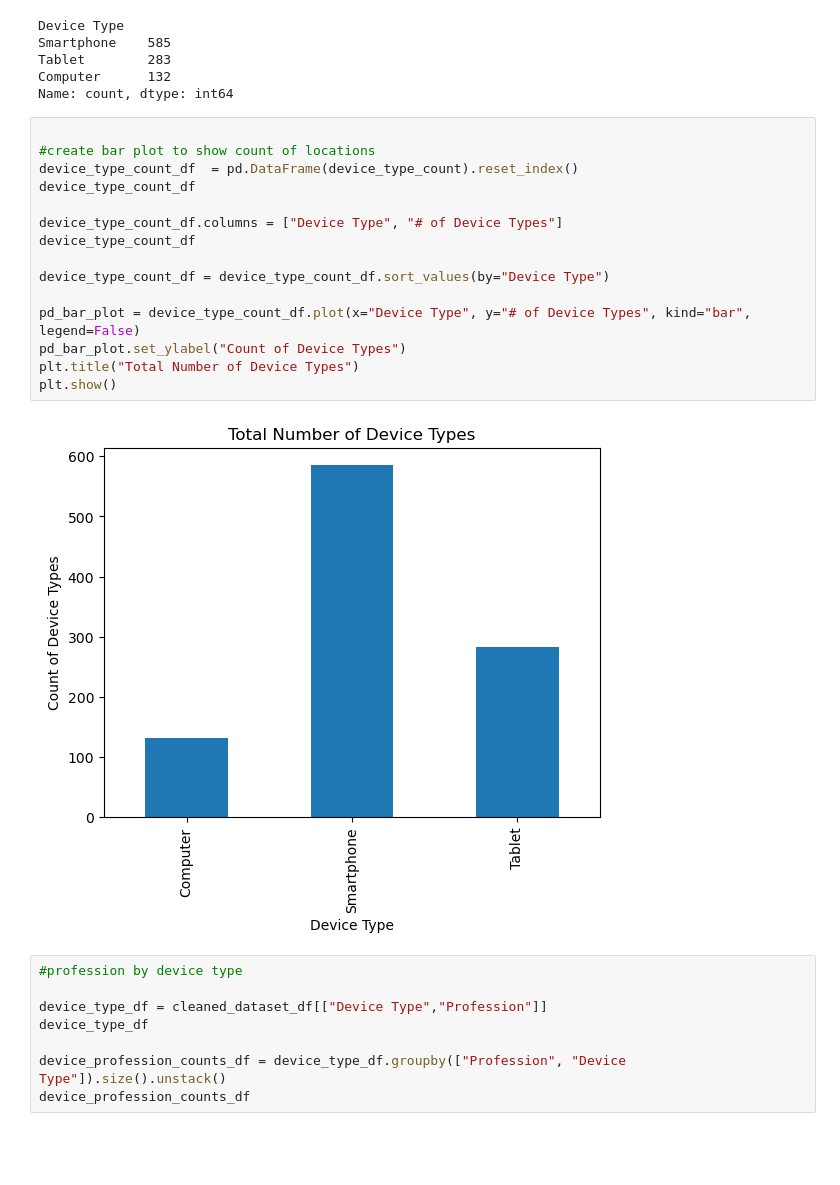
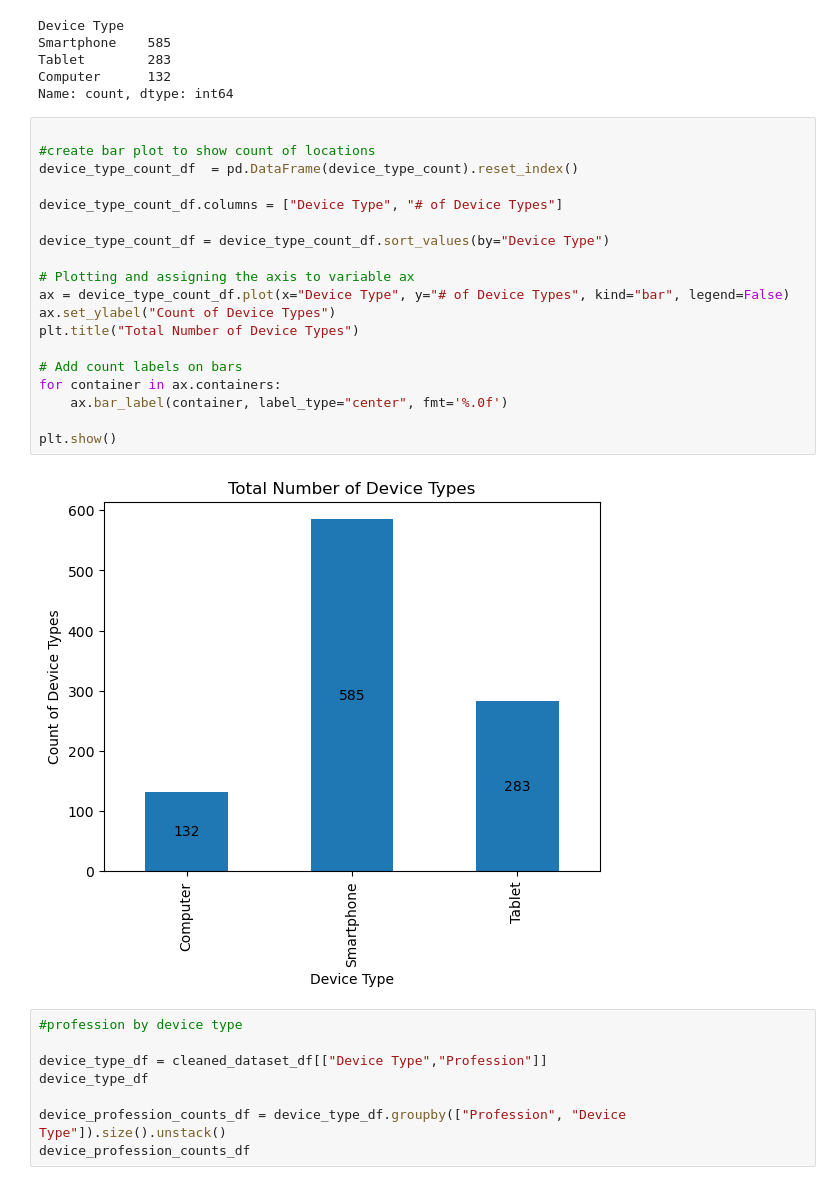
Before and after one commit to wrighang/project_01_team_11, a Jupyter notebook: Team_Eleven_Behavioral_Study.ipynb, the cells around one changed output. Saved outputs shown, nothing was run; the diff lists cells and outputs as text; blank space fills up the shorter version.

```diff
--- a/Team_Eleven_Behavioral_Study.ipynb
+++ b/Team_Eleven_Behavioral_Study.ipynb
@@ -761,20 +759,24 @@ Name: count, dtype: int64
 # %%
 
 #create bar plot to show count of locations
 device_type_count_df  = pd.DataFrame(device_type_count).reset_index()
-device_type_count_df
 
 device_type_count_df.columns = ["Device Type", "# of Device Types"]
-device_type_count_df
 
 device_type_count_df = device_type_count_df.sort_values(by="Device Type")
 
-pd_bar_plot = device_type_count_df.plot(x="Device Type", y="# of Device Types", kind="bar", legend=False)
-pd_bar_plot.set_ylabel("Count of Device Types")
+# Plotting and assigning the axis to variable ax
+ax = device_type_count_df.plot(x="Device Type", y="# of Device Types", kind="bar", legend=False)
+ax.set_ylabel("Count of Device Types")
 plt.title("Total Number of Device Types")
+
+# Add count labels on bars
+for container in ax.containers:
+    ax.bar_label(container, label_type="center", fmt='%.0f')
+
 plt.show()
 # %% [output]
-[figure, old version]
+[figure, new version]
 # %%
 #profession by device type
 
```
Also changed, not shown: parts of 6 cells of this notebook, 1 other file.
